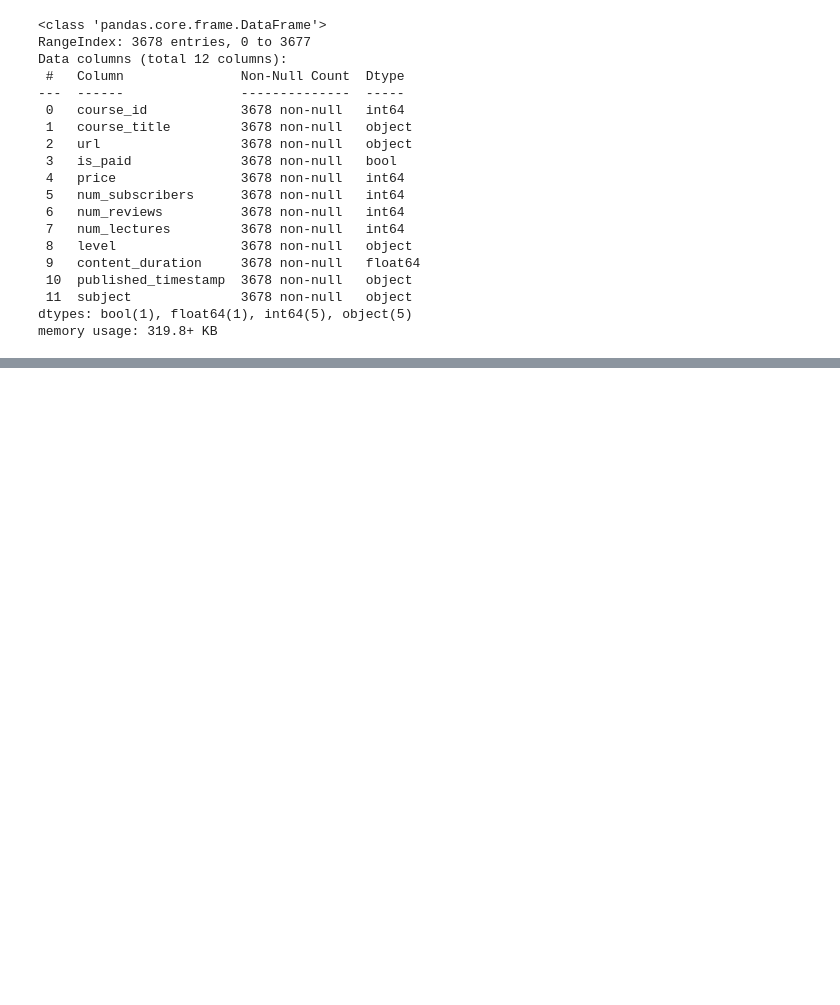
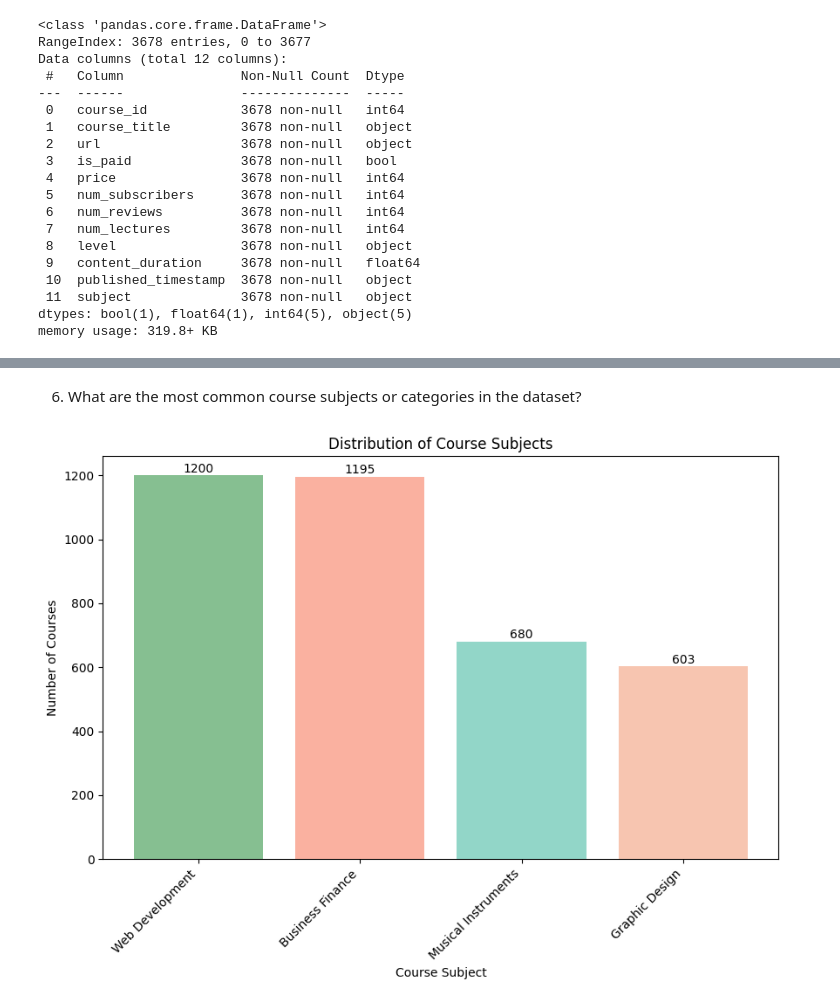
Before and after one commit to KJTechnologies/3-sections, a Jupyter notebook: Udemy.ipynb, the cells around one changed output, grey strips where cells are left out. Cells and saved outputs as stored; diff of their text form; code cells hidden in the pictures; blank space fills up the shorter version.

```diff
--- a/Udemy.ipynb
+++ b/Udemy.ipynb
@@ -101,0 +192,24 @@ memory usage: 319.8+ KB
+# %% [markdown]
+6. What are the most common course subjects or categories in the dataset?
+# %%
+# Define colors for the bars.
+colors = ['#86bf91', '#fab1a0', '#92d6c8', '#f7c5b0']
+
+# Count the occurrences of each unique subject.
+subject_counts = df['subject'].value_counts()
+
+# Create a bar chart with appealing colors and labels.
+plt.figure(figsize=(10, 6))
+bars = plt.bar(subject_counts.index, subject_counts.values, color=colors)
+plt.xlabel('Course Subject')
+plt.ylabel('Number of Courses')
+plt.title('Distribution of Course Subjects')
+plt.xticks(rotation=45, ha='right')
+
+# Add labels to the bars.
+for bar, count in zip(bars, subject_counts.values):
+    plt.text(bar.get_x() + bar.get_width() / 2, count + 10, str(count), ha='center')
+
+plt.show()
+# %% [output]
+[figure, added]
```
Also changed, not shown: parts of 28 cells of this notebook.
